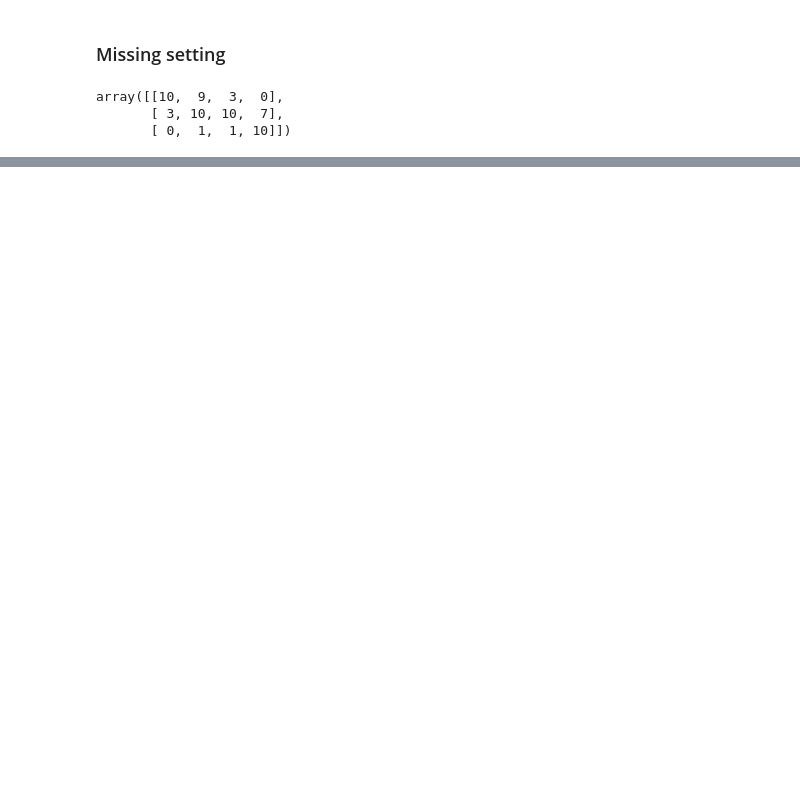
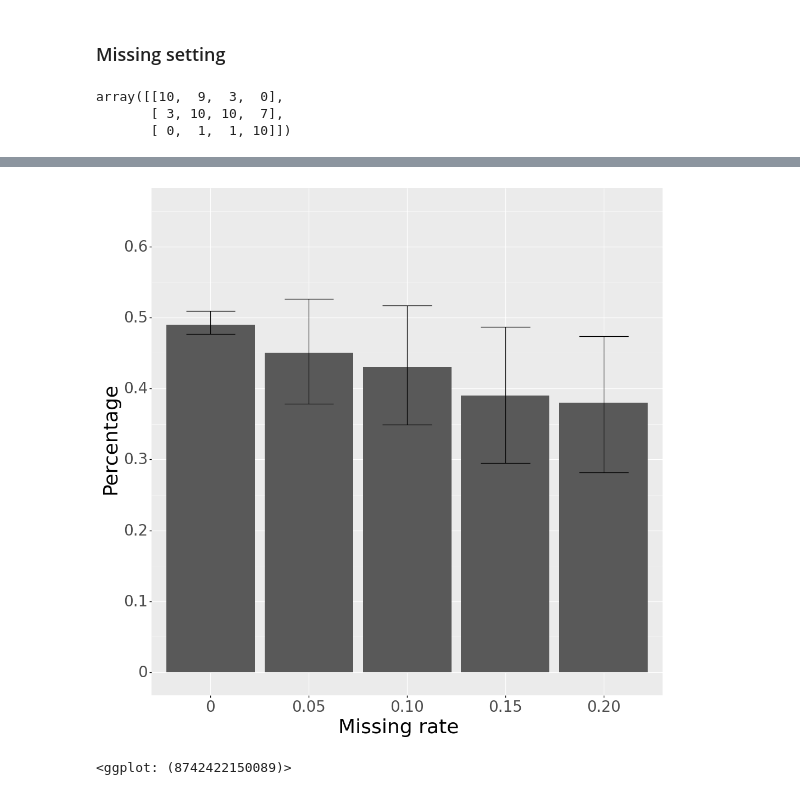
Before and after one commit to yongkyung-oh/Bayesian_Bootstrap_for_AIS, a Jupyter notebook: tutorial codes/2-robustness/setting 2/Robustness_test.ipynb, the cells around one changed output, grey strips where cells are left out. Cells and saved outputs as stored; diff of their text form; code cells hidden in the pictures; blank space fills up the shorter version.

```diff
--- a/tutorial codes/2-robustness/setting 2/Robustness_test.ipynb
+++ b/tutorial codes/2-robustness/setting 2/Robustness_test.ipynb
@@ -309,0 +316,10 @@ missing_df
+# %%
+nc=4
+nr=3
+
+x_d = 1
+y_d = 1
+
+#X = np.random.randint(low=0, high=100, size=nc*nr).reshape(nr,nc)
+X = np.array([10,9,3,0,3,10,10,7,0,1,1,10]).reshape(nr,nc)
+X
@@ -309,0 +383,13 @@ missing_df
+# %%
+missing_df = []
+for i in range(5):
+    df = missing_results[i]
+    missing_df.append([df[6].mean(), df[6].std()])
+# %%
+missing_df = pd.DataFrame(missing_df, columns=['mean', 'std'])
+missing_df['missing'] = ['0', '0.05', '0.10', '0.15', '0.20']
+missing_df['missing'] = missing_df['missing'].astype(str)
+# %%
+missing_df['ymin'] = (missing_df['mean']-missing_df['std']).clip(lower=0)
+missing_df['ymax'] = (missing_df['mean']+missing_df['std']).clip(lower=0)
+missing_df
@@ -309,0 +403,16 @@ missing_df
+# %%
+(
+    ggplot(data=missing_df.round(2))
+    + aes(x='missing', y='mean')
+    + labs(
+        x = 'Missing rate',
+        y = 'Percentage') +
+    geom_bar(stat='identity',position='dodge') +
+    geom_errorbar(data=missing_df) + aes(ymin='ymin', ymax='ymax') +
+    scale_y_continuous(limits = (0,0.65), breaks=np.linspace(0,0.7,8)) +
+    theme(figure_size=(12,12), axis_text_x=element_text(size=20), axis_text_y=element_text(size=20), \
+          axis_title_x=element_text(size=26, weight='normal'), axis_title_y=element_text(size=26, weight='normal'))
+)
+# %% [output]
+[figure, added]
+<ggplot: (8742422150089)>
```
Also changed, not shown: parts of 10 cells of this notebook, 19 other files.
